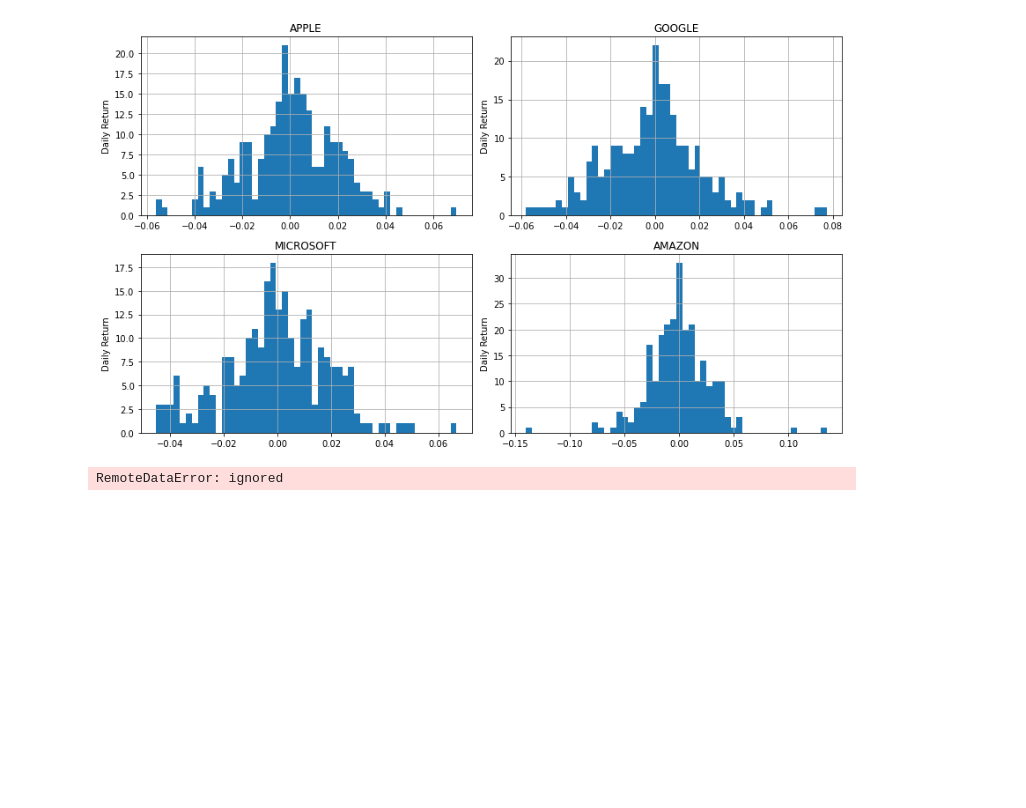
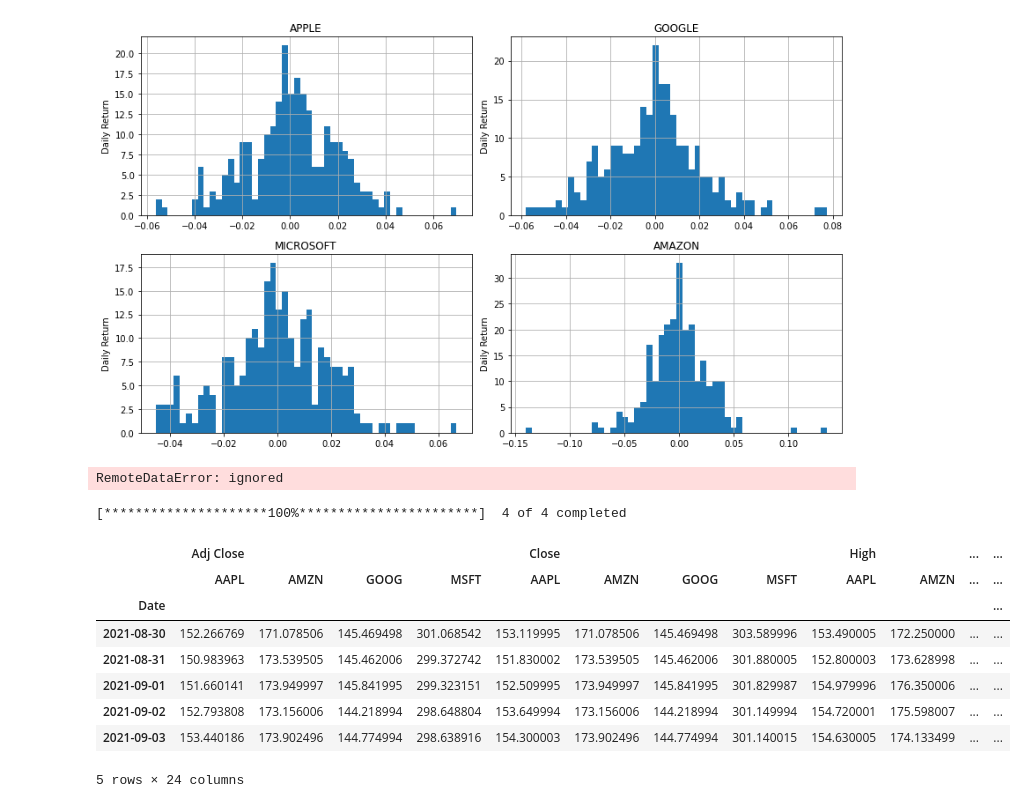
Before and after one commit to BANZOM/Stock_Market_Price_Prediction_by_LSTM, a Jupyter notebook: stocks_market_prediction_usingLSTM.ipynb, the cells around one changed output. Drawn from its saved outputs; the diff is of its cells as text; code cells hidden in the pictures; blank space fills up the shorter version.

```diff
--- a/stocks_market_prediction_usingLSTM.ipynb
+++ b/stocks_market_prediction_usingLSTM.ipynb
@@ -239,9 +243,43 @@ for i, company in enumerate(company_list, 1):
 plt.tight_layout()
 # %% [output]
 [figure]
+# %%
+# Grab all the closing prices for the tech stock list into one DataFrame
+
+closing_df = DataReader(tech_list, 'yahoo', start, end)['Adj Close']
+
+# Let's take a quick look
+closing_df.head()
+# %% [output]
+RemoteDataError: ignored
+# %%
+''' TEMP0RARY BY ADITYA '''
+
+import yfinance as yf
+import datetime as dt
+
+start = dt.datetime.today()-dt.timedelta(365)
+end = dt.datetime.today()
+
+closing_df = yf.download(tech_list, start=start, end=end,interval='1d')
+
+# Let's take a quick look
+closing_df.head()
+# %% [output]
+[*********************100%***********************]  4 of 4 completed
+|  | Adj Close |  |  |  | Close |  |  |  | High |  | ... | ... |
+|  | AAPL | AMZN | GOOG | MSFT | AAPL | AMZN | GOOG | MSFT | AAPL | AMZN | ... | ... |
+| Date |  |  |  |  |  |  |  |  |  |  |  | ... |
+| 2021-08-30 | 152.266769 | 171.078506 | 145.469498 | 301.068542 | 153.119995 | 171.078506 | 145.469498 | 303.589996 | 153.490005 | 172.250000 | ... | ... |
+| 2021-08-31 | 150.983963 | 173.539505 | 145.462006 | 299.372742 | 151.830002 | 173.539505 | 145.462006 | 301.880005 | 152.800003 | 173.628998 | ... | ... |
+| 2021-09-01 | 151.660141 | 173.949997 | 145.841995 | 299.323151 | 152.509995 | 173.949997 | 145.841995 | 301.829987 | 154.979996 | 176.350006 | ... | ... |
+| 2021-09-02 | 152.793808 | 173.156006 | 144.218994 | 298.648804 | 153.649994 | 173.156006 | 144.218994 | 301.149994 | 154.720001 | 175.598007 | ... | ... |
+| 2021-09-03 | 153.440186 | 173.902496 | 144.774994 | 298.638916 | 154.300003 | 173.902496 | 144.774994 | 301.140015 | 154.630005 | 174.133499 | ... | ... |
+5 rows × 24 columns
 # %%
+''' TEMP0RARY BY ADITYA '''
+from pandas_datareader import data
 
-closing_df = DataReader(tech_list, 'yahoo', start, end)['Adj Close']
+
+closing_df = data.DataReader(tech_list,'google', start, end)['Adj Close']
 closing_df.head()
-# %% [output]
-RemoteDataError: ignored
```
Also changed, not shown: parts of 5 cells of this notebook.
